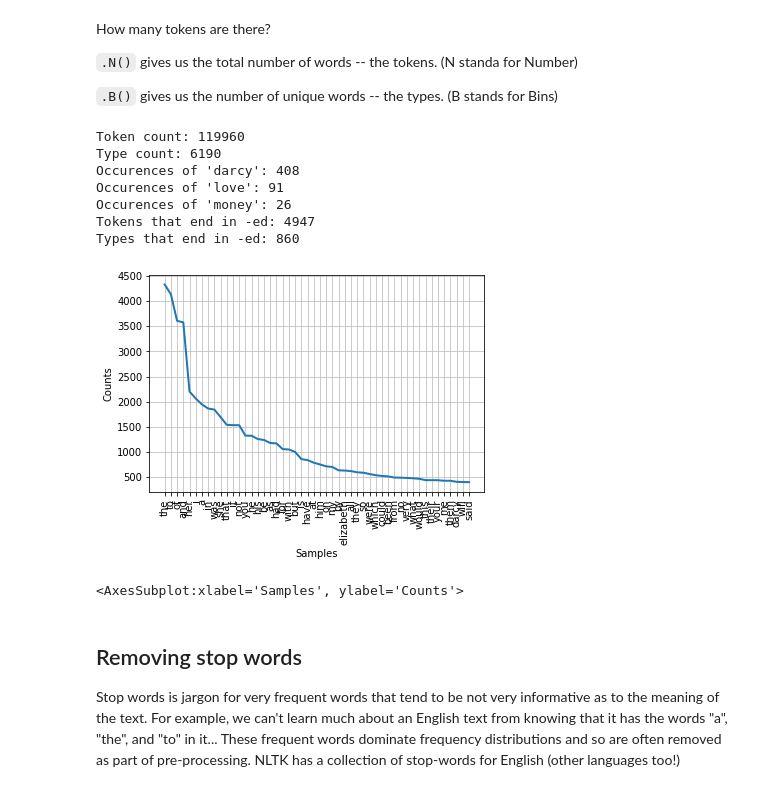
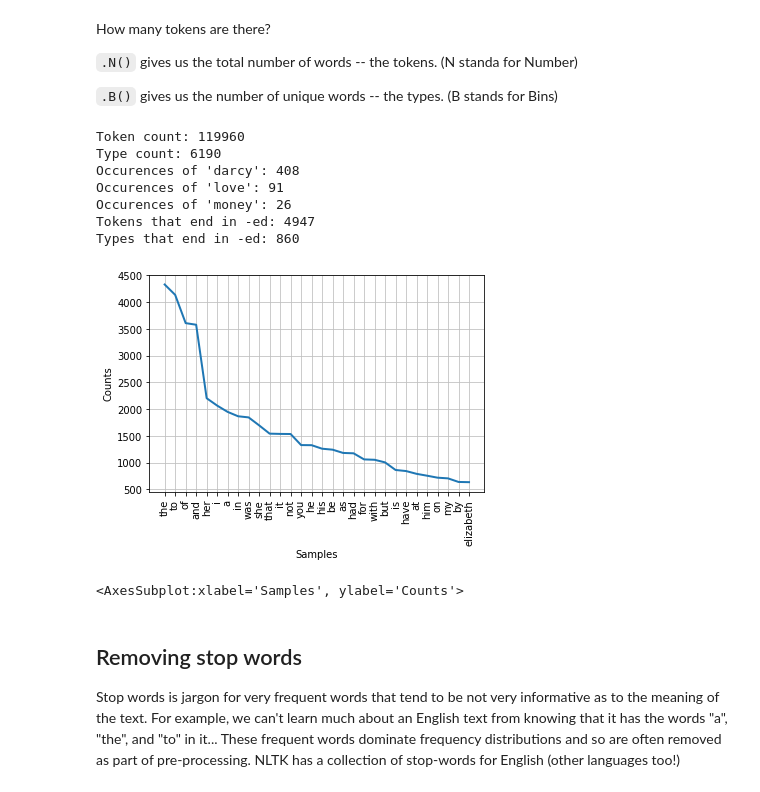
Before and after one commit to psych750/psych750.github.io, a Jupyter notebook: _sources/notebooks/nltk_demo.ipynb, the cells around one changed output. Cells and saved outputs as stored; diff of their text form; code cells hidden in the pictures.

```diff
--- a/_sources/notebooks/nltk_demo.ipynb
+++ b/_sources/notebooks/nltk_demo.ipynb
@@ -73,29 +73,31 @@ How many tokens are there?
 # %%
 print ("Token count:", pride_prejudice_freq_dist.N())
 print ("Type count:", pride_prejudice_freq_dist.B())
 
 # We can get the frequency of a word by treating the FreqDist as a dictionary and looking up a word
 print ("Occurences of 'darcy':", pride_prejudice_freq_dist['darcy'])
 print ("Occurences of 'love':", pride_prejudice_freq_dist['love'])
 print ("Occurences of 'money':", pride_prejudice_freq_dist['money'])
 
 # Find out how many tokens end in -ed
 # We just ask for the length of the list of tokens
 # that end in -ed
 print( "Tokens that end in -ed:", len([token for token in pride_prejudice_clean_tokens if token.endswith('ed')]))
 
 # If we want the number of types, we can use the keys of the
 # FreqDist
 print ("Types that end in -ed:", len([word_type for word_type in pride_prejudice_freq_dist if word_type.endswith('ed')]))
+
+pride_prejudice_freq_dist.plot(30)
 # %% [output]
 Token count: 119960
 Type count: 6190
 Occurences of 'darcy': 408
 Occurences of 'love': 91
 Occurences of 'money': 26
 Tokens that end in -ed: 4947
 Types that end in -ed: 860
-[figure, old version]
+[figure, new version]
 <AxesSubplot:xlabel='Samples', ylabel='Counts'>
 # %% [markdown]
 ## Removing stop words
```
Also changed, not shown: parts of 2 cells of this notebook, 5 other files.
